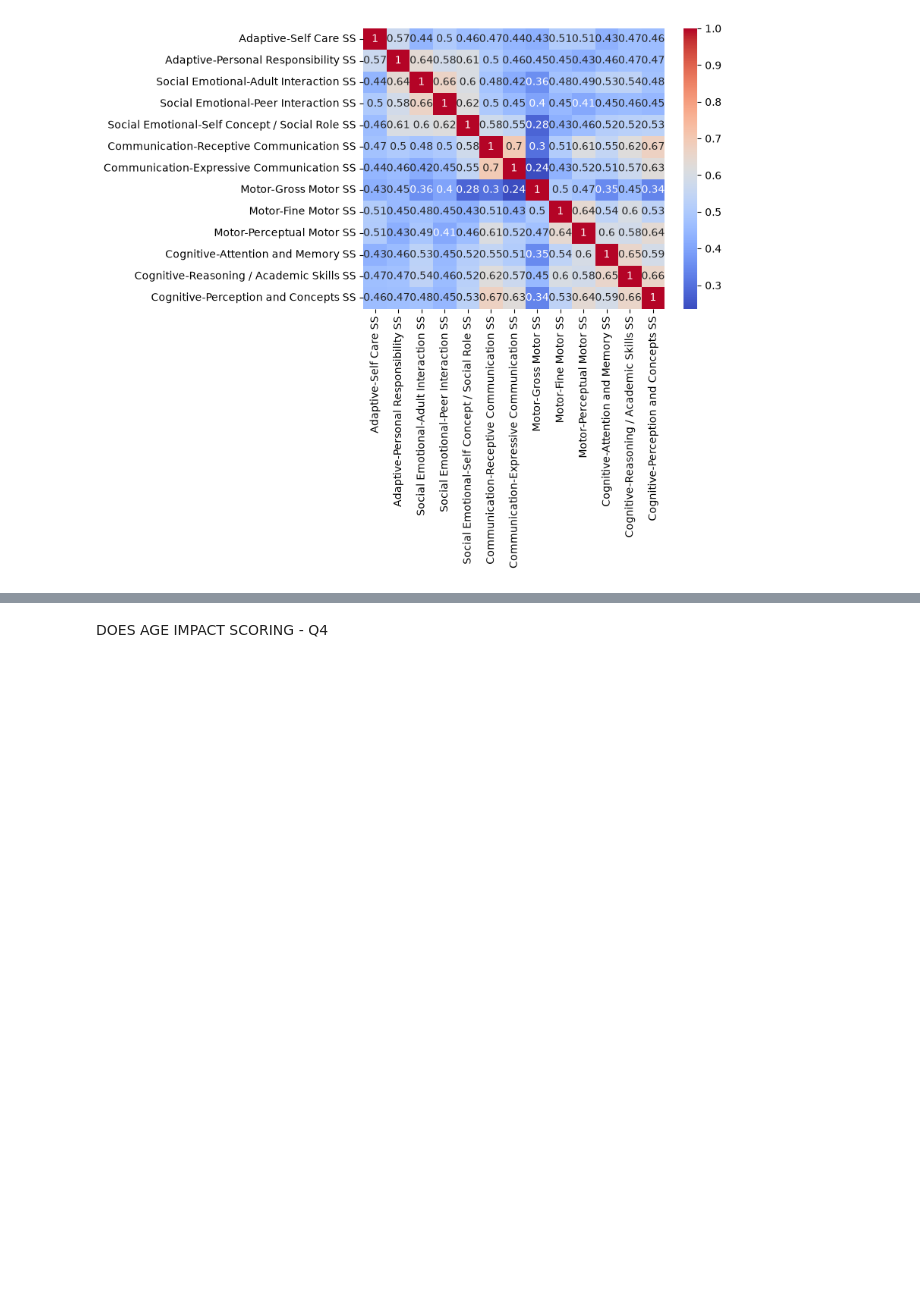
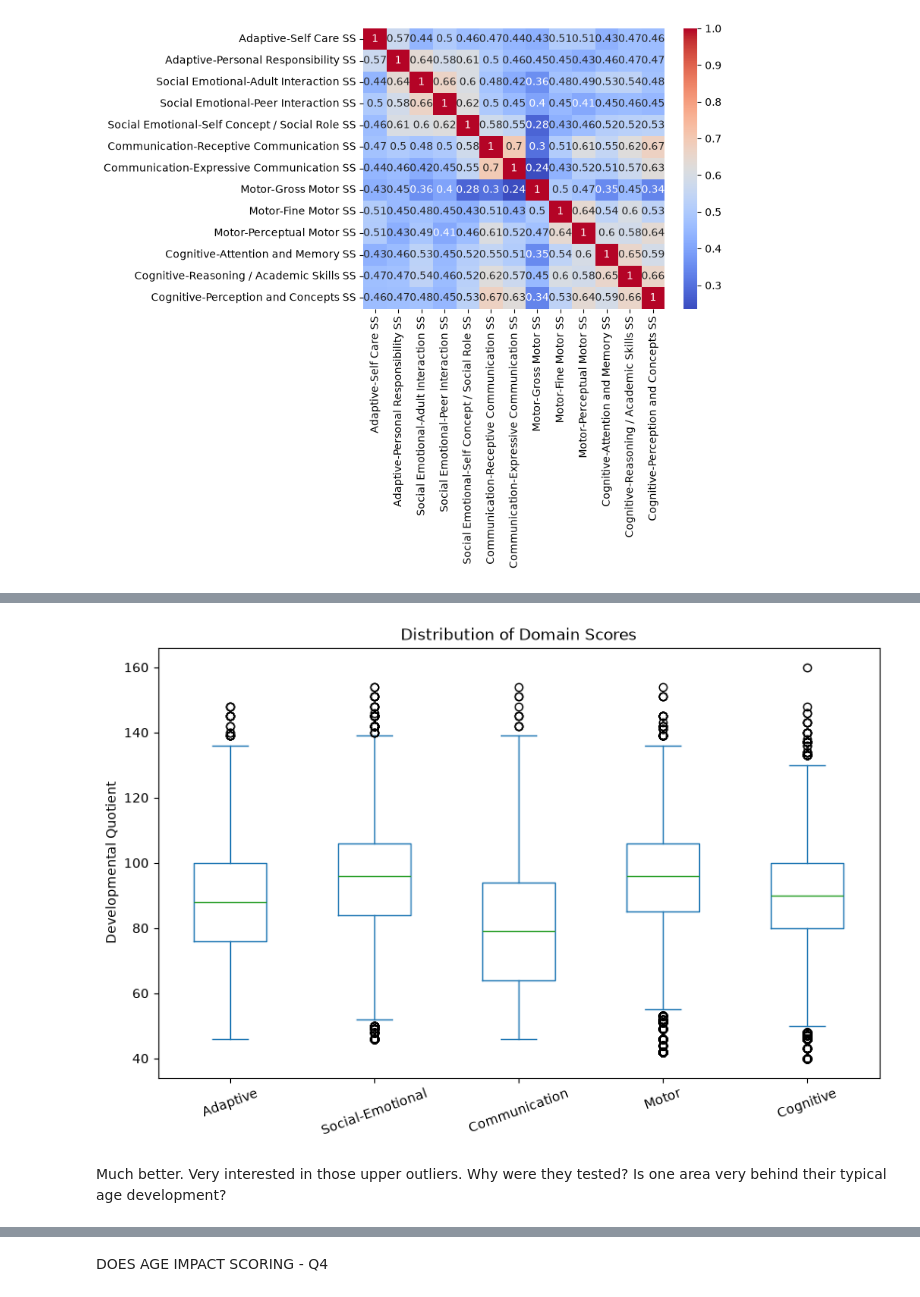
Before and after one commit to jewelamstewart-jpg/TEIS_Partner_Project, a Jupyter notebook: TEIS_Partner_Project.ipynb, the cells around one changed output, grey strips where cells are left out. Cells and saved outputs as stored; diff of their text form; code cells hidden in the pictures; blank space fills up the shorter version.

```diff
--- a/TEIS_Partner_Project.ipynb
+++ b/TEIS_Partner_Project.ipynb
@@ -362,0 +391,17 @@ plt.show()
+# %%
+domain_plot = domain_scores.copy()
+
+domain_plot.columns = ['Adaptive','Social-Emotional','Communication',
+    'Motor','Cognitive']
+# %%
+domain_plot.plot(kind='box', figsize=(10, 6))
+
+plt.title('Distribution of Domain Scores')
+plt.ylabel('Developmental Quotient')
+plt.xticks(rotation=20)
+
+plt.show()
+# %% [output]
+[figure, added]
+# %% [markdown]
+Much better. Very interested in those upper outliers. Why were they tested? Is one area very behind their typical age development?
```
Also changed, not shown: parts of 41 cells of this notebook.
